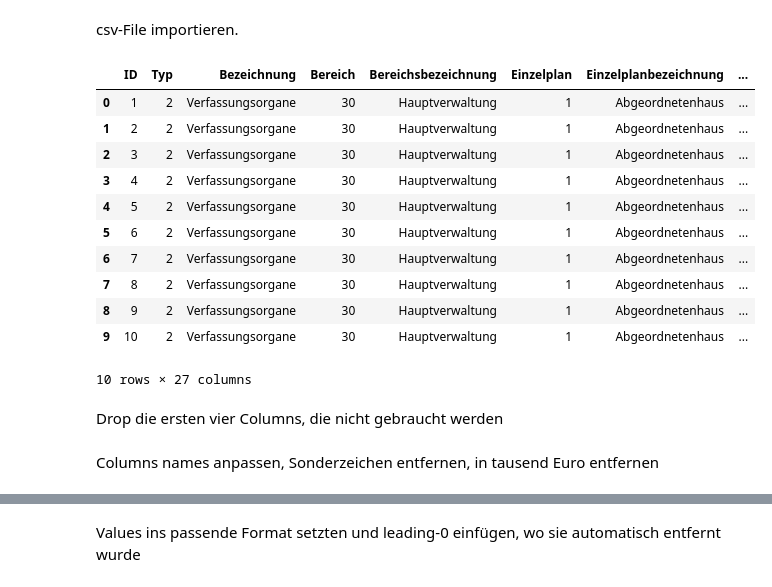
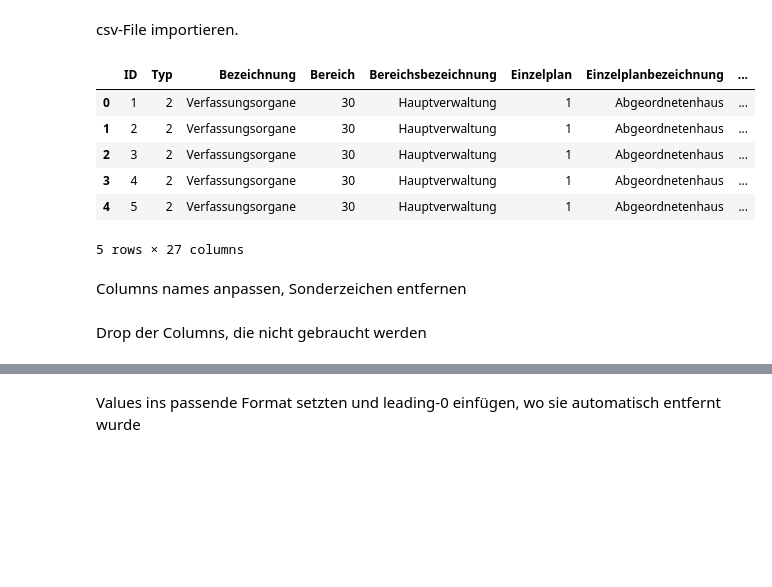
Before and after one commit to Toffeltonius/Haushaltsged-ns, a Jupyter notebook: upload_budget_berlin.ipynb, the cells around one changed output, grey strips where cells are left out. Drawn from its saved outputs; the diff is of its cells as text; code cells hidden in the pictures; blank space fills up the shorter version.

```diff
--- a/upload_budget_berlin.ipynb
+++ b/upload_budget_berlin.ipynb
@@ -11,15 +15,12 @@ bln_22_23 = pd.read_csv("data/Berlin_22-23.csv", delimiter= ",", encoding= 'utf-
-# %%
-bln_22_23.head(10)
-# %% [output]
-|  | ID | Typ | Bezeichnung | Bereich | Bereichsbezeichnung | Einzelplan | Einzelplanbezeichnung | ... |
-| 0 | 1 | 2 | Verfassungsorgane | 30 | Hauptverwaltung | 1 | Abgeordnetenhaus | ... |
-| 1 | 2 | 2 | Verfassungsorgane | 30 | Hauptverwaltung | 1 | Abgeordnetenhaus | ... |
-| 2 | 3 | 2 | Verfassungsorgane | 30 | Hauptverwaltung | 1 | Abgeordnetenhaus | ... |
-| 3 | 4 | 2 | Verfassungsorgane | 30 | Hauptverwaltung | 1 | Abgeordnetenhaus | ... |
-| 4 | 5 | 2 | Verfassungsorgane | 30 | Hauptverwaltung | 1 | Abgeordnetenhaus | ... |
-| 5 | 6 | 2 | Verfassungsorgane | 30 | Hauptverwaltung | 1 | Abgeordnetenhaus | ... |
-| 6 | 7 | 2 | Verfassungsorgane | 30 | Hauptverwaltung | 1 | Abgeordnetenhaus | ... |
-| 7 | 8 | 2 | Verfassungsorgane | 30 | Hauptverwaltung | 1 | Abgeordnetenhaus | ... |
-| 8 | 9 | 2 | Verfassungsorgane | 30 | Hauptverwaltung | 1 | Abgeordnetenhaus | ... |
-| 9 | 10 | 2 | Verfassungsorgane | 30 | Hauptverwaltung | 1 | Abgeordnetenhaus | ... |
-10 rows × 27 columns
+# %%
+df_bln.head()
+# %% [output]
+|  | ID | Typ | Bezeichnung | Bereich | Bereichsbezeichnung | Einzelplan | Einzelplanbezeichnung | ... |
+| 0 | 1 | 2 | Verfassungsorgane | 30 | Hauptverwaltung | 1 | Abgeordnetenhaus | ... |
+| 1 | 2 | 2 | Verfassungsorgane | 30 | Hauptverwaltung | 1 | Abgeordnetenhaus | ... |
+| 2 | 3 | 2 | Verfassungsorgane | 30 | Hauptverwaltung | 1 | Abgeordnetenhaus | ... |
+| 3 | 4 | 2 | Verfassungsorgane | 30 | Hauptverwaltung | 1 | Abgeordnetenhaus | ... |
+| 4 | 5 | 2 | Verfassungsorgane | 30 | Hauptverwaltung | 1 | Abgeordnetenhaus | ... |
+5 rows × 27 columns
+# %% [markdown]
+Columns names anpassen, Sonderzeichen entfernen
@@ -26,2 +30,2 @@ bln_22_23.head(10)
 # %% [markdown]
-Drop die ersten vier Columns, die nicht gebraucht werden
+Drop der Columns, die nicht gebraucht werden
@@ -30,2 +31,0 @@ bln_22_23 = bln_22_23.drop(['ID','Typ', 'Bezeichnung', 'Bereich', 'Bereichsbezei
-# %% [markdown]
-Columns names anpassen, Sonderzeichen entfernen, in tausend Euro entfernen
```
Also changed, not shown: parts of 35 cells of this notebook, 4 other files.
